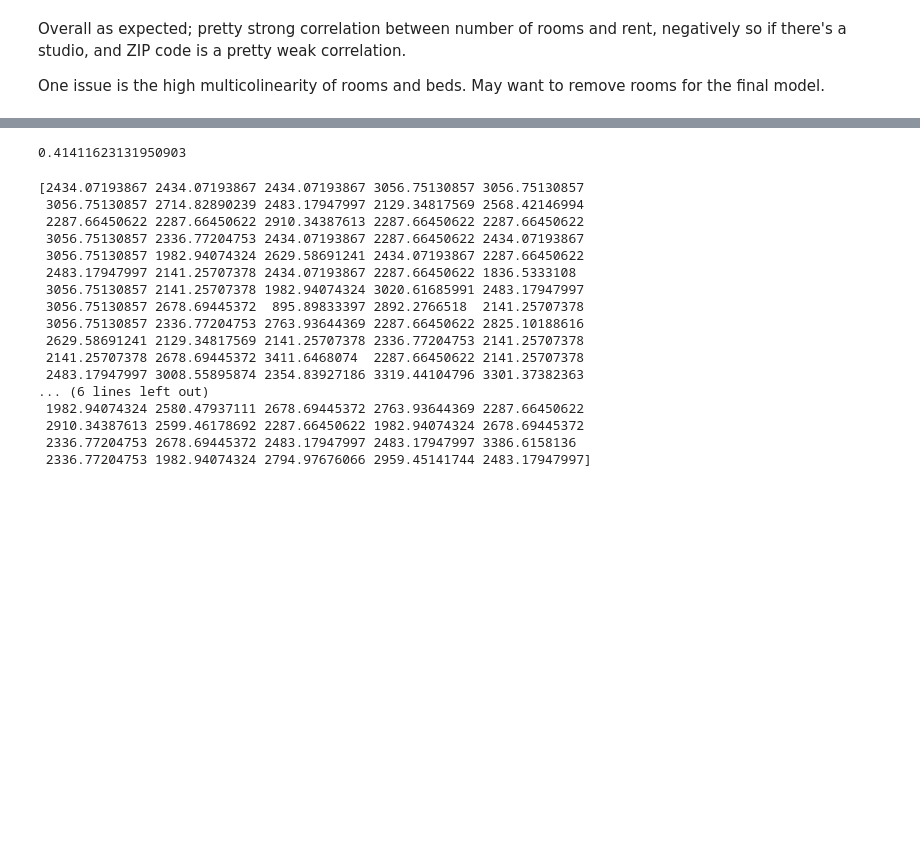
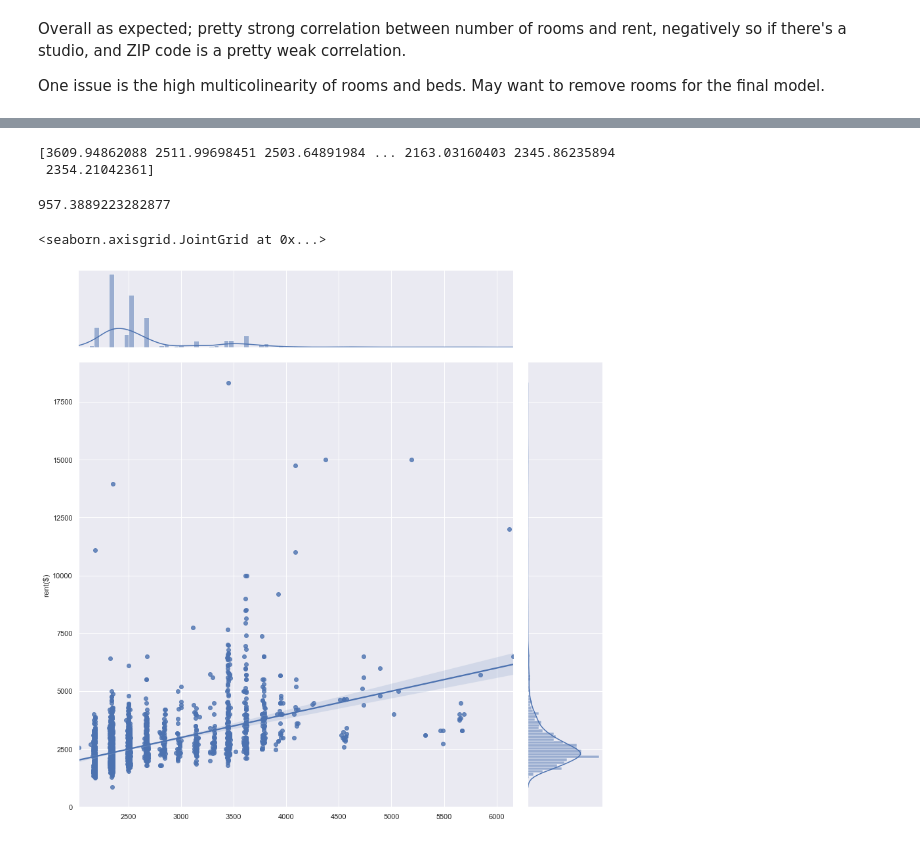
Before and after one commit to nickdellaquilo/Apartment-Regression, a Jupyter notebook: MVP Regression.ipynb, the cells around one changed output, grey strips where cells are left out. Saved outputs shown, nothing was run; the diff lists cells and outputs as text; code cells hidden in the pictures; blank space fills up the shorter version.

```diff
--- a/MVP Regression.ipynb
+++ b/MVP Regression.ipynb
@@ -77,0 +153,6 @@ df = MVP_frame
+# %%
+features, target = df.iloc[:, 4:], "rent($)"
+X, y = features, df[target]
+lr = LinearRegression()
+lr.fit(X, y)
+lr.score(X, y)
@@ -78,29 +187,15 @@ df = MVP_frame
+# %%
+train_pred = lr.predict(X)
+print(train_pred)
+# %% [output]
+[3609.94862088 2511.99698451 2503.64891984 ... 2163.03160403 2345.86235894
+ 2354.21042361]
 # %%
-features, target = ["rooms", "beds", "baths", "studio"], "rent($)"
-X, y = MVP_frame[features], MVP_frame[target]
-lr = LinearRegression()
-lr.fit(X, y)
-lr.score(X, y)
+print(sqrt(mean_squared_error(y, train_pred)))
 # %% [output]
-0.41411623131950903
+957.3889223282877
 # %%
-train_pred = lr.predict(X)
-print(train_pred)
+sns.jointplot(x=train_pred,y=y, kind='reg', height = 12)
 # %% [output]
-[2434.07193867 2434.07193867 2434.07193867 3056.75130857 3056.75130857
- 3056.75130857 2714.82890239 2483.17947997 2129.34817569 2568.42146994
- 2287.66450622 2287.66450622 2910.34387613 2287.66450622 2287.66450622
- 3056.75130857 2336.77204753 2434.07193867 2287.66450622 2434.07193867
- 3056.75130857 1982.94074324 2629.58691241 2434.07193867 2287.66450622
- 2483.17947997 2141.25707378 2434.07193867 2287.66450622 1836.5333108
- 3056.75130857 2141.25707378 1982.94074324 3020.61685991 2483.17947997
- 3056.75130857 2678.69445372  895.89833397 2892.2766518  2141.25707378
- 3056.75130857 2336.77204753 2763.93644369 2287.66450622 2825.10188616
- 2629.58691241 2129.34817569 2141.25707378 2336.77204753 2141.25707378
- 2141.25707378 2678.69445372 3411.6468074  2287.66450622 2141.25707378
- 2483.17947997 3008.55895874 2354.83927186 3319.44104796 3301.37382363
-... (6 lines left out)
- 1982.94074324 2580.47937111 2678.69445372 2763.93644369 2287.66450622
- 2910.34387613 2599.46178692 2287.66450622 1982.94074324 2678.69445372
- 2336.77204753 2678.69445372 2483.17947997 2483.17947997 3386.6158136
- 2336.77204753 1982.94074324 2794.97676066 2959.45141744 2483.17947997]
+<seaborn.axisgrid.JointGrid at 0x...>
+[figure, added]
```
Also changed, not shown: parts of 21 cells of this notebook.
